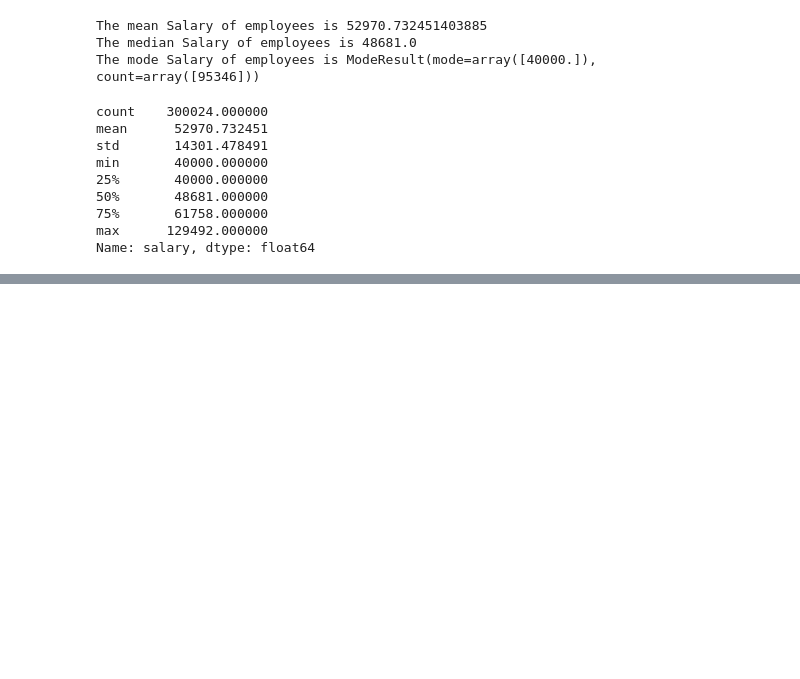
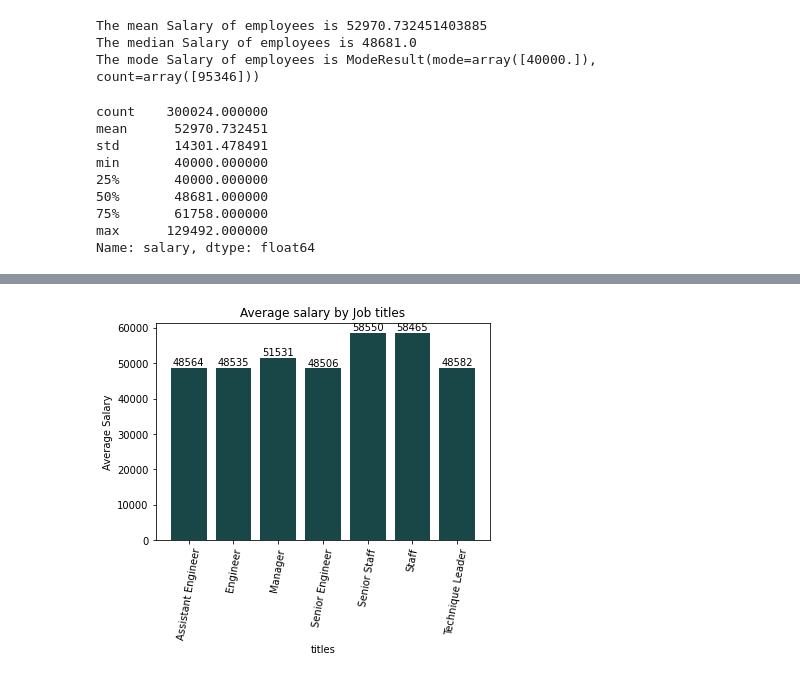
Before and after one commit to Solorzanoluisalberto/sql-challenge, a Jupyter notebook: EmployeeSQL/MainSQL-Challenge.ipynb, the cells around one changed output, grey strips where cells are left out. Cells and saved outputs as stored; diff of their text form; code cells hidden in the pictures; blank space fills up the shorter version.

```diff
--- a/EmployeeSQL/MainSQL-Challenge.ipynb
+++ b/EmployeeSQL/MainSQL-Challenge.ipynb
@@ -93,0 +96,6 @@ plt.show();
+# %%
+# 3. Create a bar chart of average salary by title.
+salary_df = pd.read_sql_query('Select T.title, AVG(salary::money::numeric::float8) as "salary" \
+            From titles as T, "Employees" as E, salaries as S \
+            Where T.title_id = E.emp_title_id and S.emp_no = E.emp_no \
+            Group by T.title', connection)
@@ -93,0 +113,19 @@ plt.show();
+# %%
+titles = salary_df['title']
+y_axis = salary_df['salary']
+x_axis = np.arange(len(titles))
+fig, ax = plt.subplots()
+plt.xticks(x_axis, titles, rotation=80 )
+# plot the bar graph
+plot = ax.bar(x_axis, y_axis, color='#003333', align="center", alpha=.9 )
+
+for rect in plot:
+    height = rect.get_height()
+    ax.text(rect.get_x() + rect.get_width()/2., 1.0032*height,'%d' % int(height), ha='center', va='bottom')
+#Display the graph on the screen
+plt.xlabel("titles")
+plt.ylabel("Average Salary")
+plt.title("Average salary by Job titles")
+plt.show();
+# %% [output]
+[figure, added]
```
Also changed, not shown: parts of 4 cells of this notebook.
